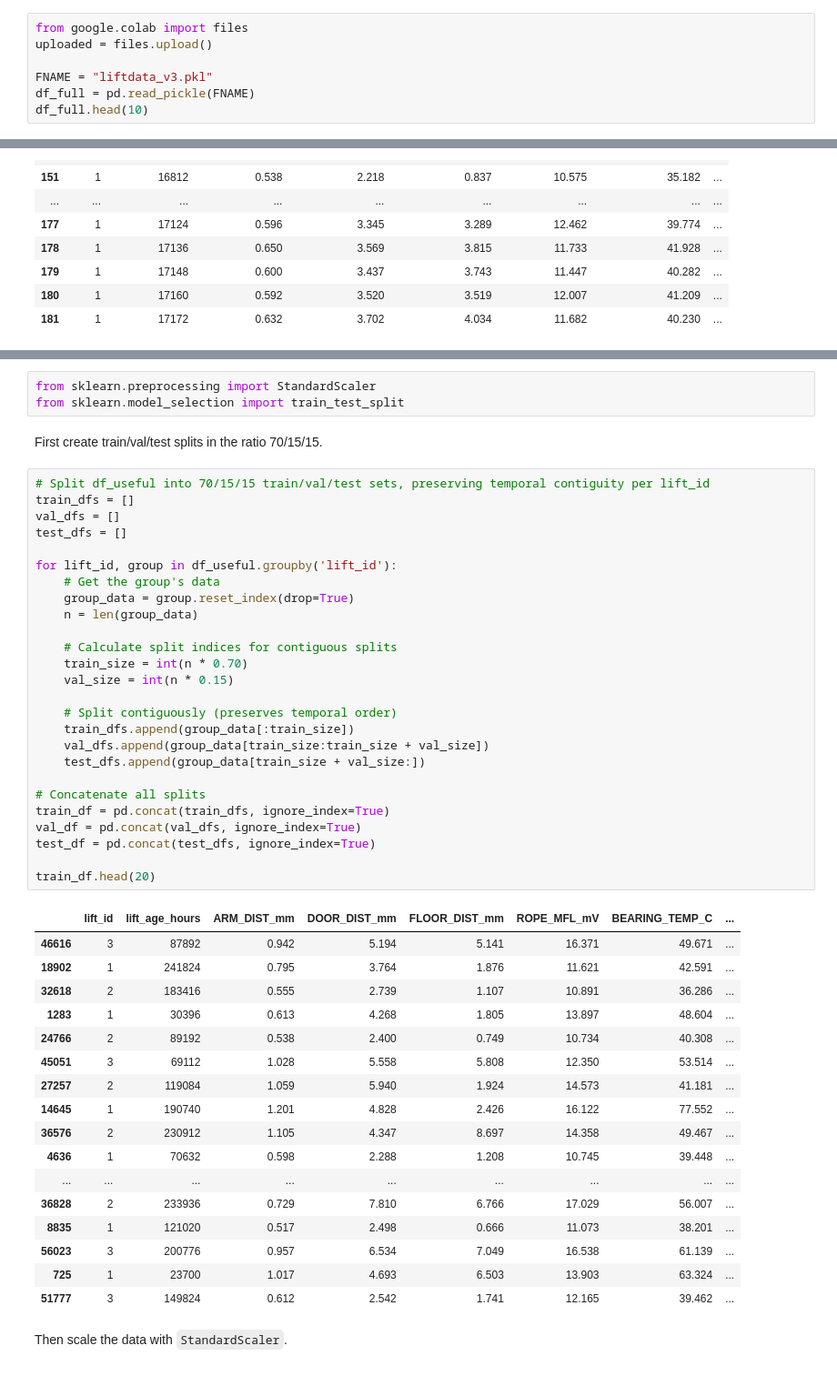
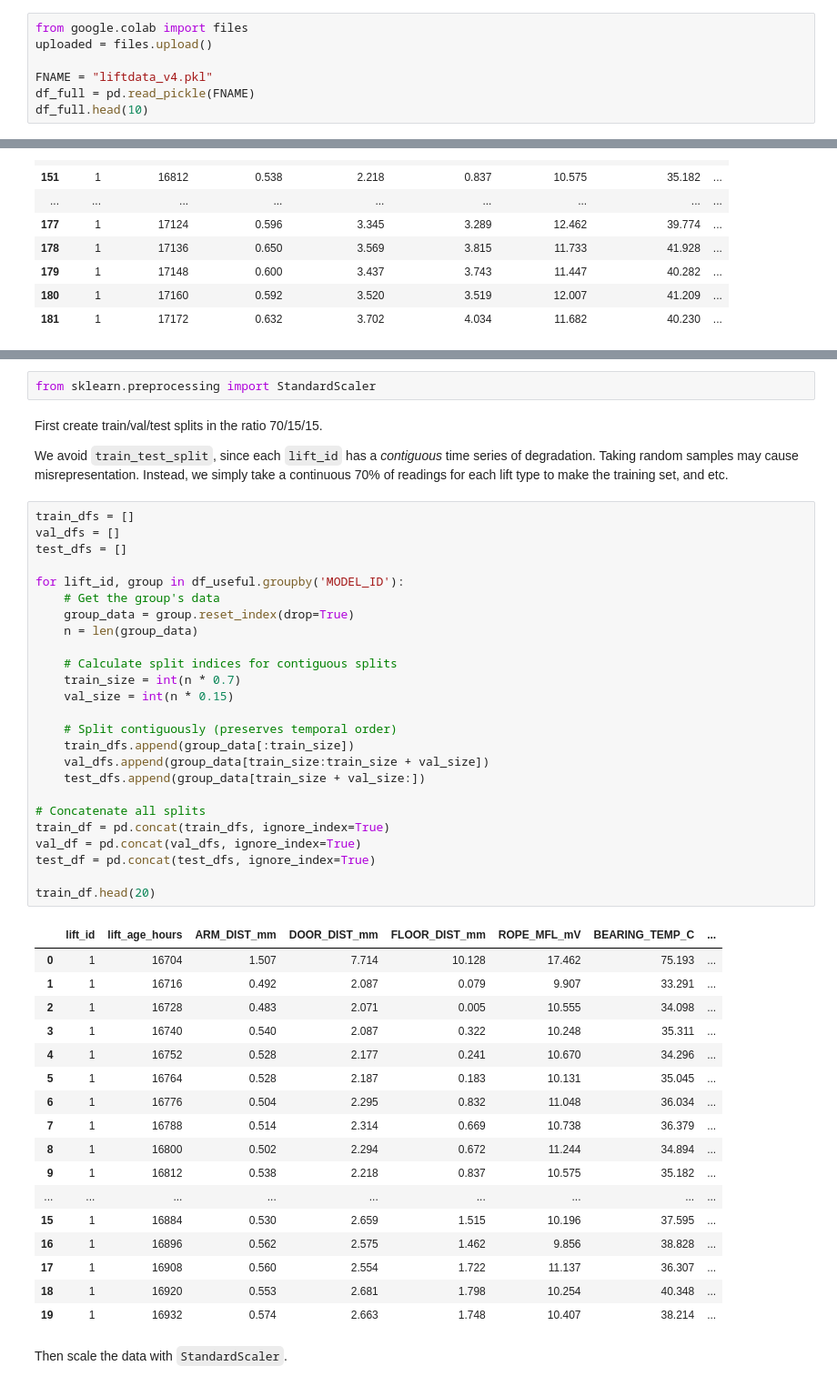
Before and after one commit to jiyometrik/elevator-rmnd, a Jupyter notebook: lstm_20261206-1107.ipynb, the cells around one changed output, grey strips where cells are left out. Shown at 91% size. Saved outputs shown, nothing was run; the diff lists cells and outputs as text.

```diff
--- a/lstm.ipynb
+++ b/lstm_20261206-1107.ipynb
@@ -54,7 +54,7 @@ wandb: W&B API key is configured. Use `wandb login --relogin` to force relogin
 from google.colab import files
 uploaded = files.upload()
 
-FNAME = "liftdata_v3.pkl"
+FNAME = "liftdata_v4.pkl"
 df_full = pd.read_pickle(FNAME)
 df_full.head(10)
 # %% [output]
@@ -124,52 +124,52 @@ sensor_cols = [
 # %%
 from sklearn.preprocessing import StandardScaler
-from sklearn.model_selection import train_test_split
 # %% [markdown]
 First create train/val/test splits in the ratio 70/15/15.
+
+We avoid `train_test_split`, since each `lift_id` has a _contiguous_ time series of degradation. Taking random samples may cause misrepresentation. Instead, we simply take a continuous 70% of readings for each lift type to make the training set, and etc.
 # %%
-# Split df_useful into 70/15/15 train/val/test sets, preserving temporal contiguity per lift_id
 train_dfs = []
 val_dfs = []
 test_dfs = []
 
-for lift_id, group in df_useful.groupby('lift_id'):
+for lift_id, group in df_useful.groupby('MODEL_ID'):
     # Get the group's data
     group_data = group.reset_index(drop=True)
     n = len(group_data)
 
     # Calculate split indices for contiguous splits
-    train_size = int(n * 0.70)
+    train_size = int(n * 0.7)
     val_size = int(n * 0.15)
 
     # Split contiguously (preserves temporal order)
     train_dfs.append(group_data[:train_size])
     val_dfs.append(group_data[train_size:train_size + val_size])
     test_dfs.append(group_data[train_size + val_size:])
 
 # Concatenate all splits
 train_df = pd.concat(train_dfs, ignore_index=True)
 val_df = pd.concat(val_dfs, ignore_index=True)
 test_df = pd.concat(test_dfs, ignore_index=True)
 
 train_df.head(20)
 # %% [output]
 |  | lift_id | lift_age_hours | ARM_DIST_mm | DOOR_DIST_mm | FLOOR_DIST_mm | ROPE_MFL_mV | BEARING_TEMP_C | ... |
-| 46616 | 3 | 87892 | 0.942 | 5.194 | 5.141 | 16.371 | 49.671 | ... |
-| 18902 | 1 | 241824 | 0.795 | 3.764 | 1.876 | 11.621 | 42.591 | ... |
-| 32618 | 2 | 183416 | 0.555 | 2.739 | 1.107 | 10.891 | 36.286 | ... |
-| 1283 | 1 | 30396 | 0.613 | 4.268 | 1.805 | 13.897 | 48.604 | ... |
-| 24766 | 2 | 89192 | 0.538 | 2.400 | 0.749 | 10.734 | 40.308 | ... |
-| 45051 | 3 | 69112 | 1.028 | 5.558 | 5.808 | 12.350 | 53.514 | ... |
-| 27257 | 2 | 119084 | 1.059 | 5.940 | 1.924 | 14.573 | 41.181 | ... |
-| 14645 | 1 | 190740 | 1.201 | 4.828 | 2.426 | 16.122 | 77.552 | ... |
-| 36576 | 2 | 230912 | 1.105 | 4.347 | 8.697 | 14.358 | 49.467 | ... |
-| 4636 | 1 | 70632 | 0.598 | 2.288 | 1.208 | 10.745 | 39.448 | ... |
+| 0 | 1 | 16704 | 1.507 | 7.714 | 10.128 | 17.462 | 75.193 | ... |
+| 1 | 1 | 16716 | 0.492 | 2.087 | 0.079 | 9.907 | 33.291 | ... |
+| 2 | 1 | 16728 | 0.483 | 2.071 | 0.005 | 10.555 | 34.098 | ... |
+| 3 | 1 | 16740 | 0.540 | 2.087 | 0.322 | 10.248 | 35.311 | ... |
+| 4 | 1 | 16752 | 0.528 | 2.177 | 0.241 | 10.670 | 34.296 | ... |
+| 5 | 1 | 16764 | 0.528 | 2.187 | 0.183 | 10.131 | 35.045 | ... |
+| 6 | 1 | 16776 | 0.504 | 2.295 | 0.832 | 11.048 | 36.034 | ... |
+| 7 | 1 | 16788 | 0.514 | 2.314 | 0.669 | 10.738 | 36.379 | ... |
+| 8 | 1 | 16800 | 0.502 | 2.294 | 0.672 | 11.244 | 34.894 | ... |
+| 9 | 1 | 16812 | 0.538 | 2.218 | 0.837 | 10.575 | 35.182 | ... |
 | ... | ... | ... | ... | ... | ... | ... | ... | ... |
-| 36828 | 2 | 233936 | 0.729 | 7.810 | 6.766 | 17.029 | 56.007 | ... |
-| 8835 | 1 | 121020 | 0.517 | 2.498 | 0.666 | 11.073 | 38.201 | ... |
-| 56023 | 3 | 200776 | 0.957 | 6.534 | 7.049 | 16.538 | 61.139 | ... |
-| 725 | 1 | 23700 | 1.017 | 4.693 | 6.503 | 13.903 | 63.324 | ... |
-| 51777 | 3 | 149824 | 0.612 | 2.542 | 1.741 | 12.165 | 39.462 | ... |
+| 15 | 1 | 16884 | 0.530 | 2.659 | 1.515 | 10.196 | 37.595 | ... |
+| 16 | 1 | 16896 | 0.562 | 2.575 | 1.462 | 9.856 | 38.828 | ... |
+| 17 | 1 | 16908 | 0.560 | 2.554 | 1.722 | 11.137 | 36.307 | ... |
+| 18 | 1 | 16920 | 0.553 | 2.681 | 1.798 | 10.254 | 40.348 | ... |
+| 19 | 1 | 16932 | 0.574 | 2.663 | 1.748 | 10.407 | 38.214 | ... |
 # %% [markdown]
 Then scale the data with `StandardScaler`.
 # %%
```
Also changed, not shown: parts of 17 cells of this notebook, 2 other files.
